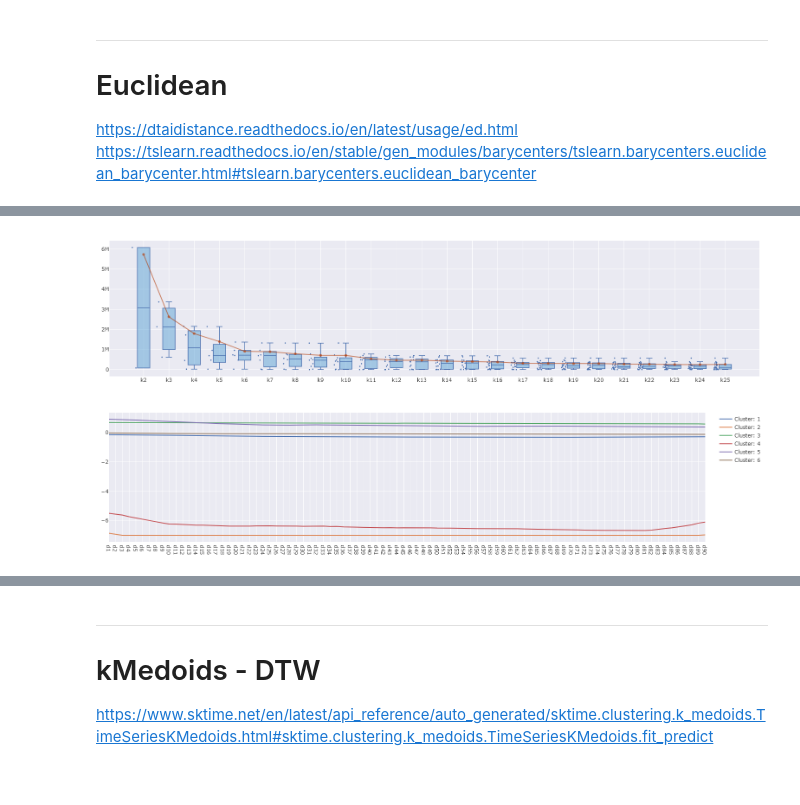
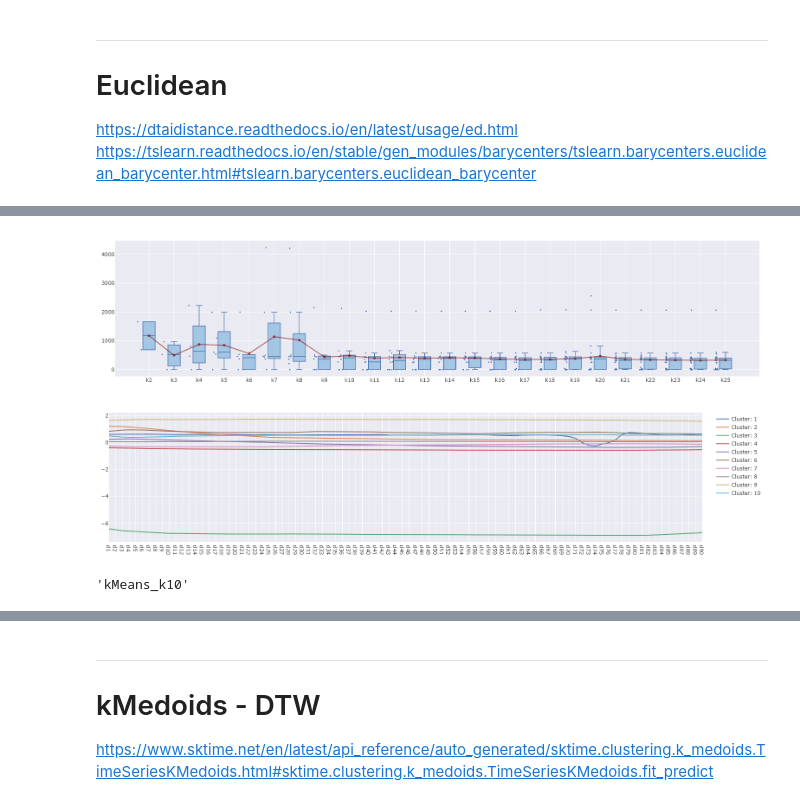
Before and after one commit to VascoPM/SHS-DeepClustering, a Jupyter notebook: Clustering_Centers-Scores.ipynb, the cells around one changed output, grey strips where cells are left out. Cells and saved outputs as stored; diff of their text form; code cells hidden in the pictures.

Commit message:
Cluster Centers more statistics

```diff
--- a/Clustering_Centers-Scores.ipynb
+++ b/Clustering_Centers-Scores.ipynb
@@ -161,19 +300,22 @@ algorithms = []
 k = []
 clusters = []
 avg_scores = []
+cum_p95 = []
+cum_p99 = []
+p95 = []
+p99 = []
+qsc = []
 total_scores = []
 n_w_cluster = []
 i = 0
-for s, sol in enumerate(sol_cols):
+for s, sol in tqdm(enumerate(sol_cols), total=len(sol_cols),desc= 'Total Progress', leave = True, unit="epoch"):
     # Getting range of clusters for sol
     c_min = 1
     c_max = int(sol.split('_')[-1][1:]) # pl.scan_csv(sol_location).select(pl.max(f'{sol}')).collect().item()
 
     # Calculating Centroid/Barycenter per cluster per sol.
-    for c in range(c_min, c_max + 1):
+    for c in tqdm(range(c_min, c_max + 1), desc= f'{sol}', leave = False, unit="epoch"):
         i += 1
-        print(f'Processing {sol} ({i}/{total_c})', end='\r')
-        # print(f'\n{process}', end='\r')
         # Getting relevant windows (cluster points)
         df_sol_ids = pl.scan_csv(sol_location).filter(pl.col(f"{sol}") == c).select(["short_ID", "window_ID"]).collect()
         df_sol = df_sol_ids.join(df_data, on = ['short_ID', 'window_ID'], how='left').to_pandas()
@@ -197,8 +339,20 @@ for s, sol in enumerate(sol_cols):
         for window in sol_data:
             score = euc_dist(centroid, window)
             scores.append(score)
-        total_scores.append(np.sum(np.abs(scores)))
-        avg_scores.append(np.mean(np.abs(scores)))
+        scores = np.abs(scores)
+        total_scores.append(np.sum(scores))
+        avg_scores.append(np.mean(scores))
+
+        cum_p95.append(np.sum(np.where(scores <= np.percentile(scores, 95), scores, 0)))
+        cum_p99.append(np.sum(np.where(scores <= np.percentile(scores, 99), scores, 0)))
+
+        p95.append(np.percentile(scores, 95))
+        p99.append(np.percentile(scores, 99))
+        q1, q2, q3 = np.percentile(scores, [25, 50, 75])
+        if q3 - q1 == 0:
+            qsc.append(0)
+        else:
+            qsc.append((q3 + q1 - 2*q2) / (q3 - q1))
 
 
 Euclidean_centres = pd.DataFrame(centroids, columns=window_cols)
@@ -206,5 +360,10 @@ Euclidean_centres.insert(0, "cluster", clusters)
 Euclidean_centres.insert(0, "k", k)
 Euclidean_centres.insert(0, "Algorithm", algorithms)
 Euclidean_centres.insert(3, "Avg_Score", avg_scores)
+Euclidean_centres.insert(3, "p95", p95)
+Euclidean_centres.insert(3, "p99", p99)
+Euclidean_centres.insert(3, "QSC", qsc)
+Euclidean_centres.insert(3, "Sum_p95", cum_p95)
+Euclidean_centres.insert(3, "Sum_p99", cum_p99)
 Euclidean_centres.insert(3, "Total_Score", total_scores)
 Euclidean_centres.insert(3, "Cluster_Size", n_w_cluster)
@@ -227,8 +384,12 @@ Euclidean_centres.head(9)
 # %%
-plot_elbow(Euclidean_centres, alg='KUMAP', mode = 'Total_Score', line_type='w_avg')
+plot_elbow(Euclidean_centres, alg='KUMAP', mode = 'Sum_p99', line_type='w_avg')
 # %% [output]
-[figure, old version]
+[figure, new version]
 # %%
-plot_centers(Euclidean_centres, alg='KUMAP', k = 'k6')
+plot_centers(Euclidean_centres, alg='kMeans', k = 'k10')
 # %% [output]
-[figure, old version]
+[figure, new version]
+# %%
+('_').join(['kMeans', 'k10'])
+# %% [output]
+'kMeans_k10'
```
Also changed, not shown: parts of 32 cells of this notebook.
